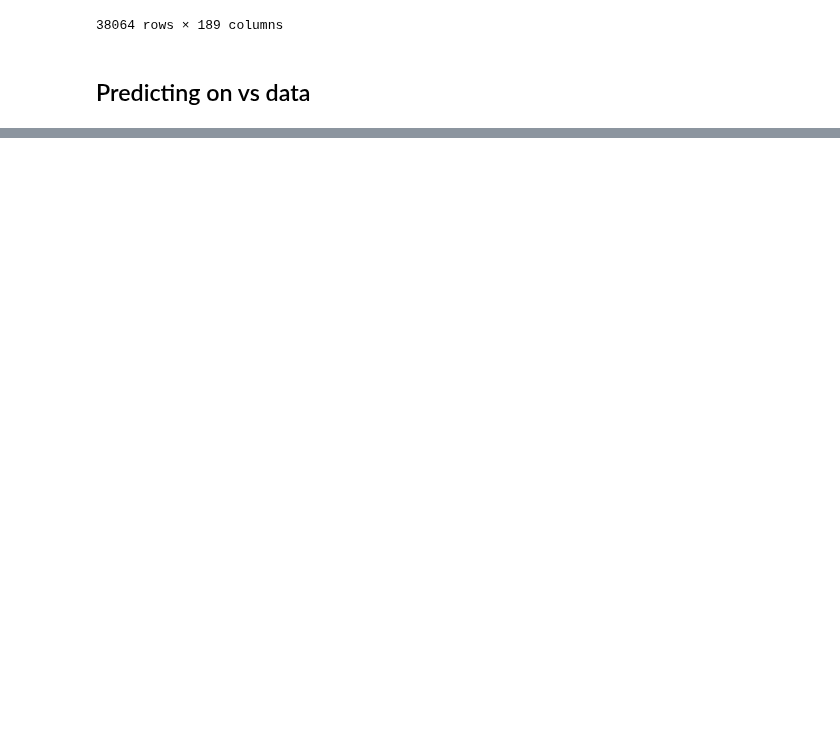
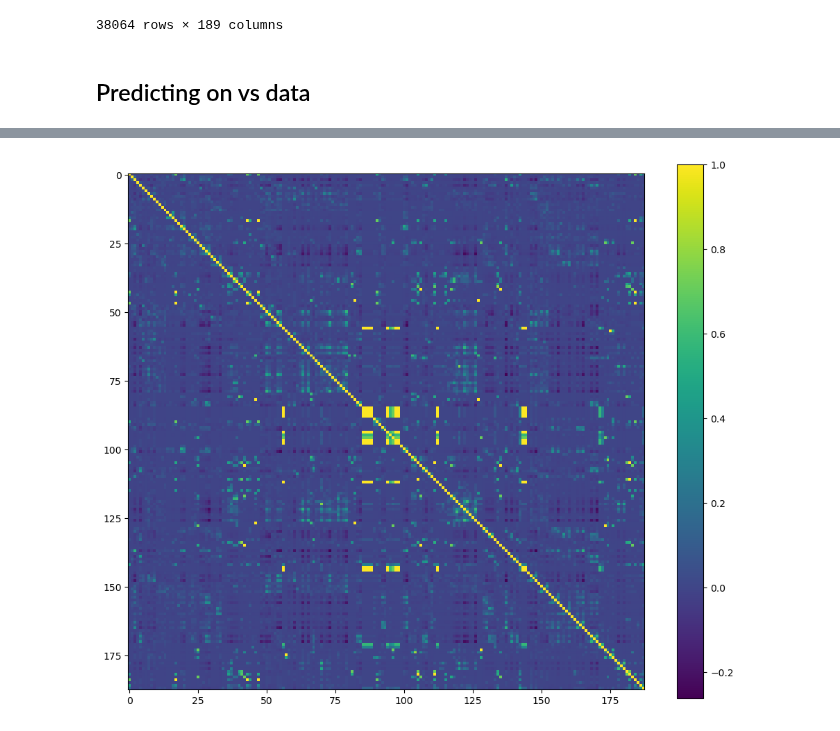
Before and after one commit to wesselporschen/montpellier-screen, a Jupyter notebook: prolif.ipynb, the cells around one changed output, grey strips where cells are left out. Cells and saved outputs as stored; diff of their text form; code cells hidden in the pictures; blank space fills up the shorter version.

```diff
--- a/prolif.ipynb
+++ b/prolif.ipynb
@@ -2068,0 +2351,12 @@ vs_predictions_combined.sort_values(
+# %%
+corr = model_inputs['4h2i_c_4']['X']['X_IFP'].corr()
+corr_4h2i_c_4 = corr
+corr_6tve_c_1 = model_inputs['6tve_c_1']['X']['X_IFP'].corr()
+corr_6tve_c_2 = model_inputs['6tve_c_2']['X']['X_IFP'].corr()
+
+corr_pairs = (
+    corr.where(np.triu(np.ones(corr.shape), k=1).astype(bool))
+        .stack()
+        .sort_values(key=np.abs, ascending=False)
+)
+corr_pairs[corr_pairs < 1.0][0:10]
@@ -2068,0 +2375,11 @@ vs_predictions_combined.sort_values(
+# %%
+import matplotlib.pyplot as plt
+
+plt.figure(figsize=(12,10))
+plt.imshow(corr_4h2i_c_4)
+plt.colorbar()
+#plt.xticks(range(len(corr)), corr.columns, rotation=90)
+#plt.yticks(range(len(corr)), corr.columns)
+plt.show()
+# %% [output]
+[figure, added]
```
Also changed, not shown: parts of 22 cells of this notebook.
